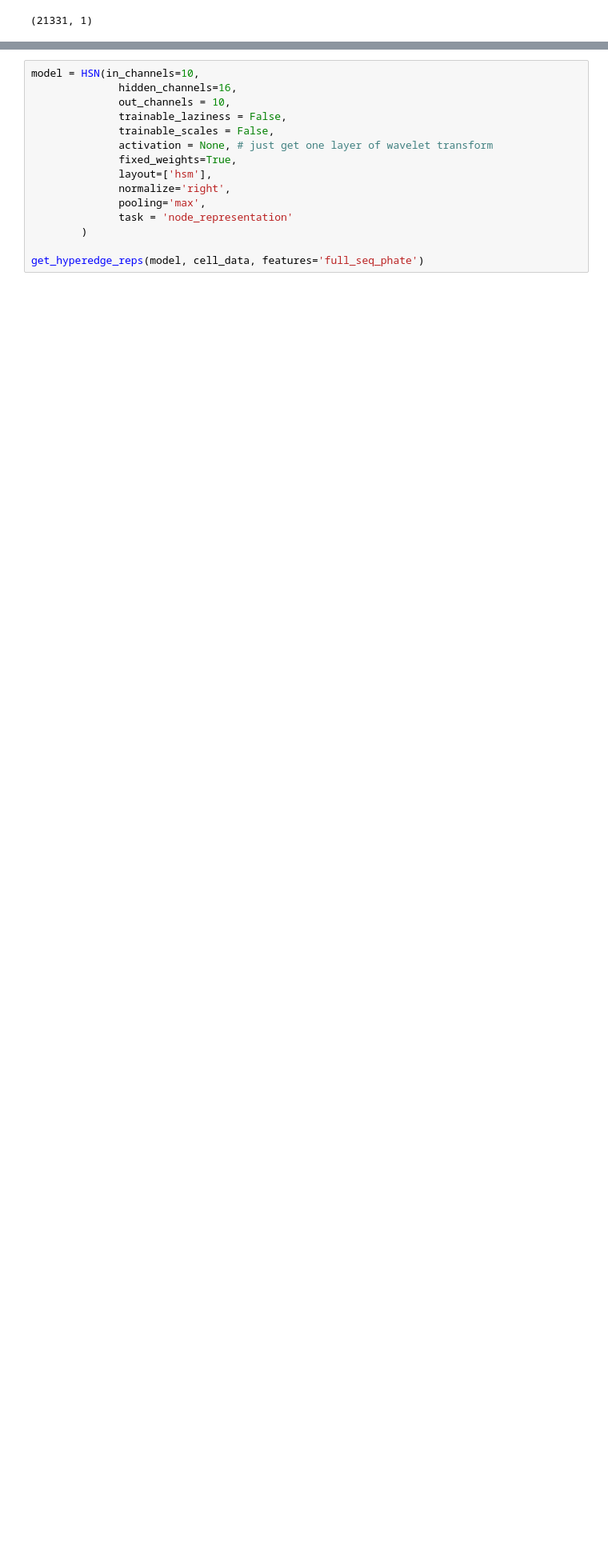
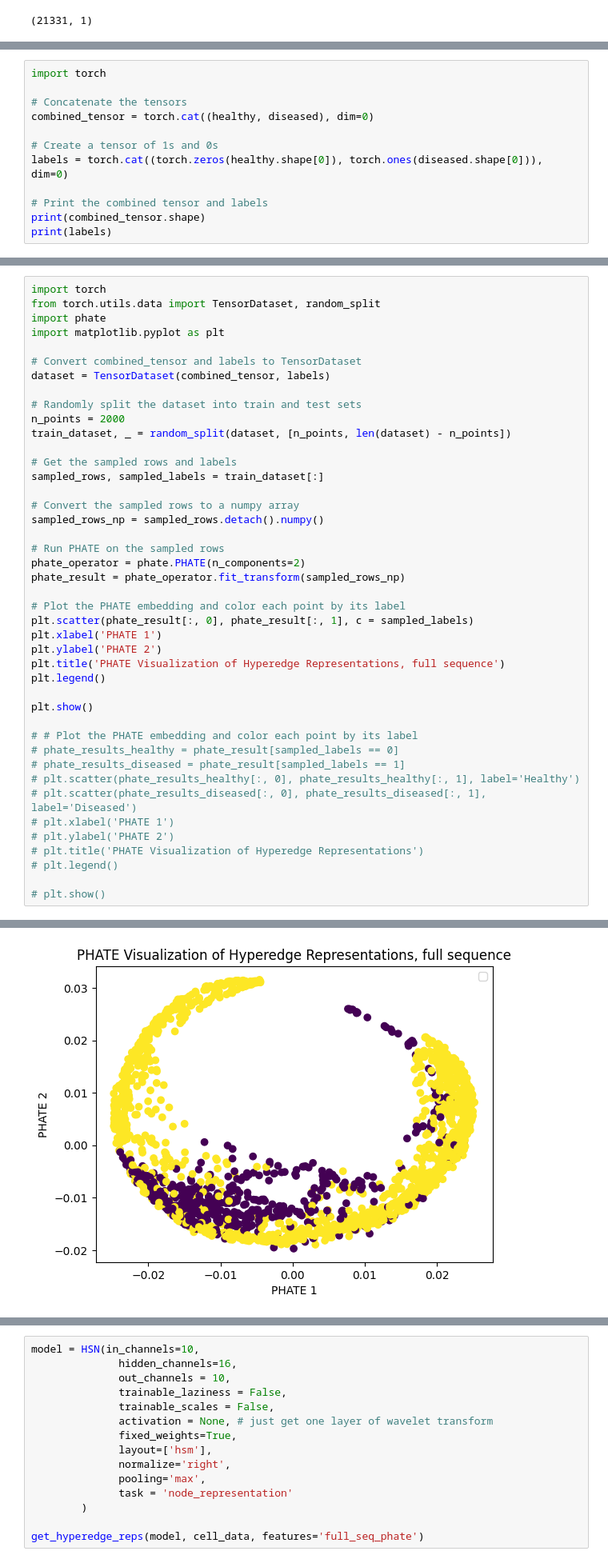
Before and after one commit to HungryAmoeba/hypergraph_scattering, a Jupyter notebook: notebooks/generate_spatial_feat.ipynb, the cells around one changed output, grey strips where cells are left out. Shown at 80% size. Cells and saved outputs as stored; diff of their text form; blank space fills up the shorter version.

```diff
--- a/notebooks/generate_spatial_feat.ipynb
+++ b/notebooks/generate_spatial_feat.ipynb
@@ -262,0 +446,12 @@ def get_hyperedge_reps(model, cell_data, features='full_seq_phate'):
+# %%
+import torch
+
+# Concatenate the tensors
+combined_tensor = torch.cat((healthy, diseased), dim=0)
+
+# Create a tensor of 1s and 0s
+labels = torch.cat((torch.zeros(healthy.shape[0]), torch.ones(diseased.shape[0])), dim=0)
+
+# Print the combined tensor and labels
+print(combined_tensor.shape)
+print(labels)
@@ -262,0 +461,44 @@ def get_hyperedge_reps(model, cell_data, features='full_seq_phate'):
+# %%
+import torch
+from torch.utils.data import TensorDataset, random_split
+import phate
+import matplotlib.pyplot as plt
+
+# Convert combined_tensor and labels to TensorDataset
+dataset = TensorDataset(combined_tensor, labels)
+
+# Randomly split the dataset into train and test sets
+n_points = 2000
+train_dataset, _ = random_split(dataset, [n_points, len(dataset) - n_points])
+
+# Get the sampled rows and labels
+sampled_rows, sampled_labels = train_dataset[:]
+
+# Convert the sampled rows to a numpy array
+sampled_rows_np = sampled_rows.detach().numpy()
+
+# Run PHATE on the sampled rows
+phate_operator = phate.PHATE(n_components=2)
+phate_result = phate_operator.fit_transform(sampled_rows_np)
+
+# Plot the PHATE embedding and color each point by its label
+plt.scatter(phate_result[:, 0], phate_result[:, 1], c = sampled_labels)
+plt.xlabel('PHATE 1')
+plt.ylabel('PHATE 2')
+plt.title('PHATE Visualization of Hyperedge Representations, full sequence')
+plt.legend()
+
+plt.show()
+
+# # Plot the PHATE embedding and color each point by its label
+# phate_results_healthy = phate_result[sampled_labels == 0]
+# phate_results_diseased = phate_result[sampled_labels == 1]
+# plt.scatter(phate_results_healthy[:, 0], phate_results_healthy[:, 1], label='Healthy')
+# plt.scatter(phate_results_diseased[:, 0], phate_results_diseased[:, 1], label='Diseased')
+# plt.xlabel('PHATE 1')
+# plt.ylabel('PHATE 2')
+# plt.title('PHATE Visualization of Hyperedge Representations')
+# plt.legend()
+
+# plt.show()
+# %% [output]
@@ -262,0 +521 @@ def get_hyperedge_reps(model, cell_data, features='full_seq_phate'):
+[figure, added]
```
Also changed, not shown: parts of 20 cells of this notebook, 7 other files.
